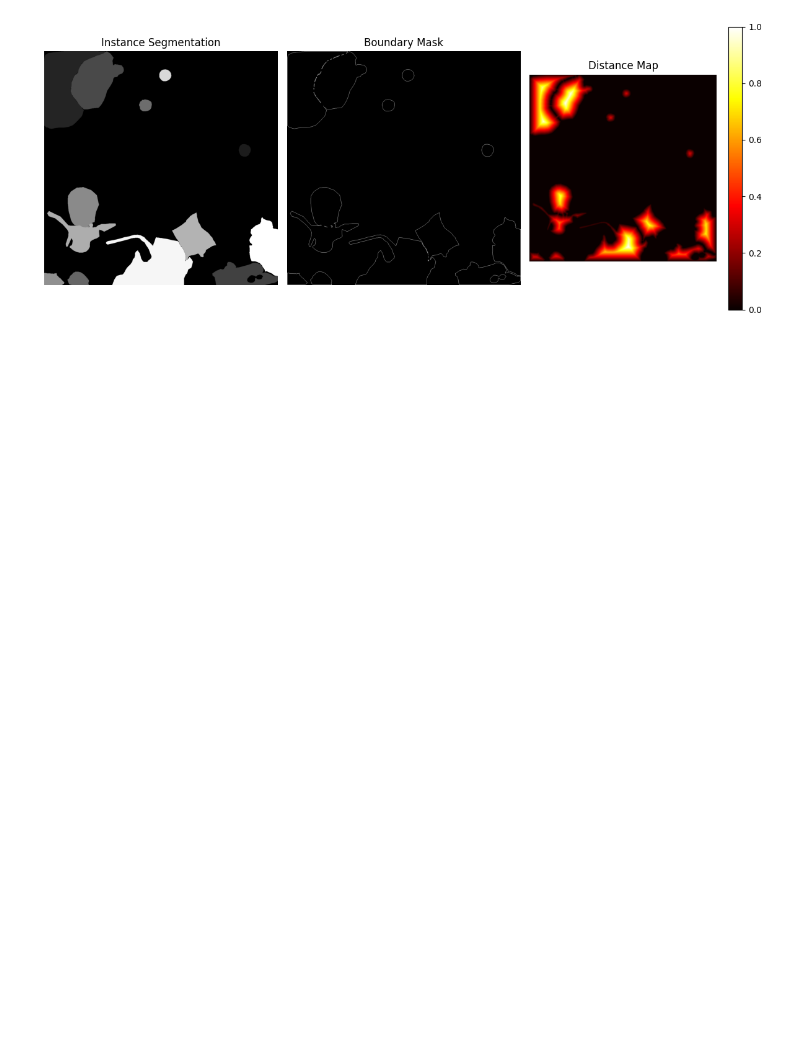
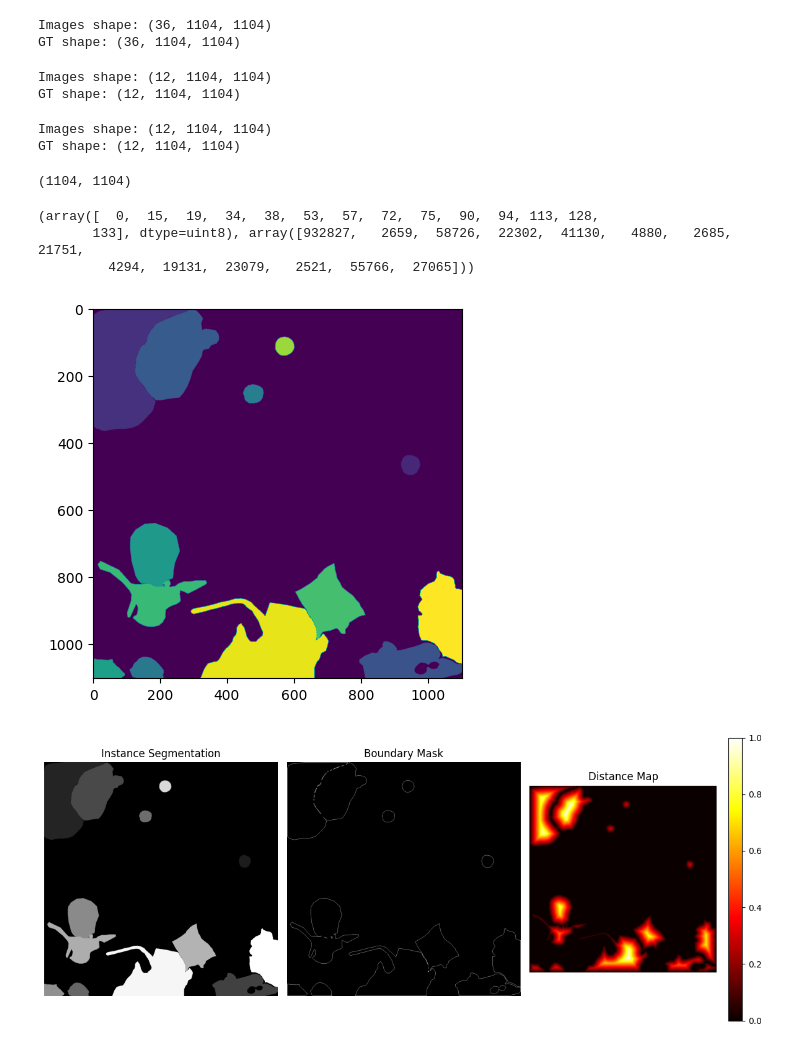
Before and after one commit to shei-dark/HDN, a Jupyter notebook: examples/2D/Pixel_Noise/Convallaria/light.ipynb, the cells around one changed output. Cells and saved outputs as stored; diff of their text form; code cells hidden in the pictures; blank space fills up the shorter version.

```diff
--- a/examples/2D/Pixel_Noise/Convallaria/light.ipynb
+++ b/examples/2D/Pixel_Noise/Convallaria/light.ipynb
@@ -48,0 +169,51 @@ Image.fromarray((normalized_distance_map * 255).astype(np.uint8)).save("distance
+# %%
+# Load images
+img_list = [np.array(Image.open(p).convert("L")) for p in training_nuclei_2_img_paths]
+gt_list = [np.array(Image.open(p).convert("L")) for p in training_nuclei_2_gt_paths]
+
+images_np = np.stack(img_list, axis=0)
+gts_np = np.stack(gt_list, axis=0)
+
+# Print shapes
+print("Images shape:", images_np.shape)
+print("GT shape:", gts_np.shape)
+
+tiff.imwrite("/group/jug/Sheida/Aitslab_bioimaging/Aitslab_bioimaging2/12193890/train_cells/imgs.tif", images_np)
+tiff.imwrite("/group/jug/Sheida/Aitslab_bioimaging/Aitslab_bioimaging2/12193890/train_cells/gts.tif", gts_np)
+# %% [output]
+Images shape: (36, 1104, 1104)
+GT shape: (36, 1104, 1104)
+# %%
+# Load images
+img_list = [np.array(Image.open(p).convert("L")) for p in development_nuclei_2_img_paths]
+gt_list = [np.array(Image.open(p).convert("L")) for p in development_nuclei_2_gt_paths]
+
+images_np = np.stack(img_list, axis=0)
+gts_np = np.stack(gt_list, axis=0)
+
+# Print shapes
+print("Images shape:", images_np.shape)
+print("GT shape:", gts_np.shape)
+
+tiff.imwrite("/group/jug/Sheida/Aitslab_bioimaging/Aitslab_bioimaging2/12193890/development_cells/imgs.tif", images_np)
+tiff.imwrite("/group/jug/Sheida/Aitslab_bioimaging/Aitslab_bioimaging2/12193890/development_cells/gts.tif", gts_np)
+# %% [output]
+Images shape: (12, 1104, 1104)
+GT shape: (12, 1104, 1104)
+# %%
+# Load images
+img_list = [np.array(Image.open(p).convert("L")) for p in test_nuclei_2_img_paths]
+gt_list = [np.array(Image.open(p).convert("L")) for p in test_nuclei_2_gt_paths]
+
+images_np = np.stack(img_list, axis=0)
+gts_np = np.stack(gt_list, axis=0)
+
+# Print shapes
+print("Images shape:", images_np.shape)
+print("GT shape:", gts_np.shape)
+
+tiff.imwrite("/group/jug/Sheida/Aitslab_bioimaging/Aitslab_bioimaging2/12193890/test_cells/imgs.tif", images_np)
+tiff.imwrite("/group/jug/Sheida/Aitslab_bioimaging/Aitslab_bioimaging2/12193890/test_cells/gts.tif", gts_np)
+# %% [output]
+Images shape: (12, 1104, 1104)
+GT shape: (12, 1104, 1104)
@@ -49,3 +232,15 @@ Image.fromarray((normalized_distance_map * 255).astype(np.uint8)).save("distance
+# %%
+instance_map.shape
+# %% [output]
+(1104, 1104)
+# %%
+plt.imshow(instance_map)
+print(np.unique(instance_map, return_counts=True))
+# %% [output]
+(array([  0,  15,  19,  34,  38,  53,  57,  72,  75,  90,  94, 113, 128,
+       133], dtype=uint8), array([932827,   2659,  58726,  22302,  41130,   4880,   2685,  21751,
+         4294,  19131,  23079,   2521,  55766,  27065]))
+[figure, added]
 # %%
 # Plot the results
 plt.figure(figsize=(12, 5))
```
Also changed, not shown: parts of 19 cells of this notebook, 1 other file.
